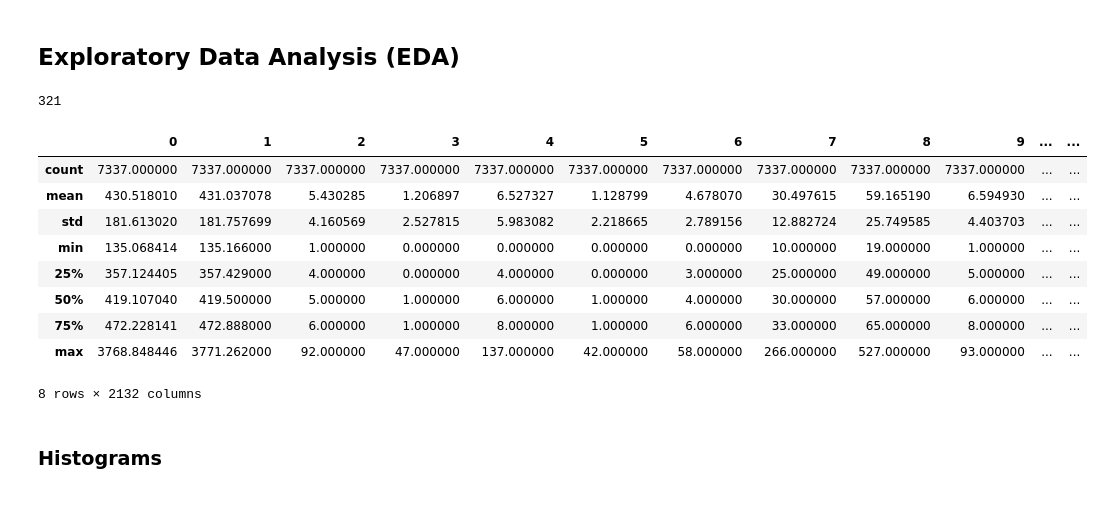
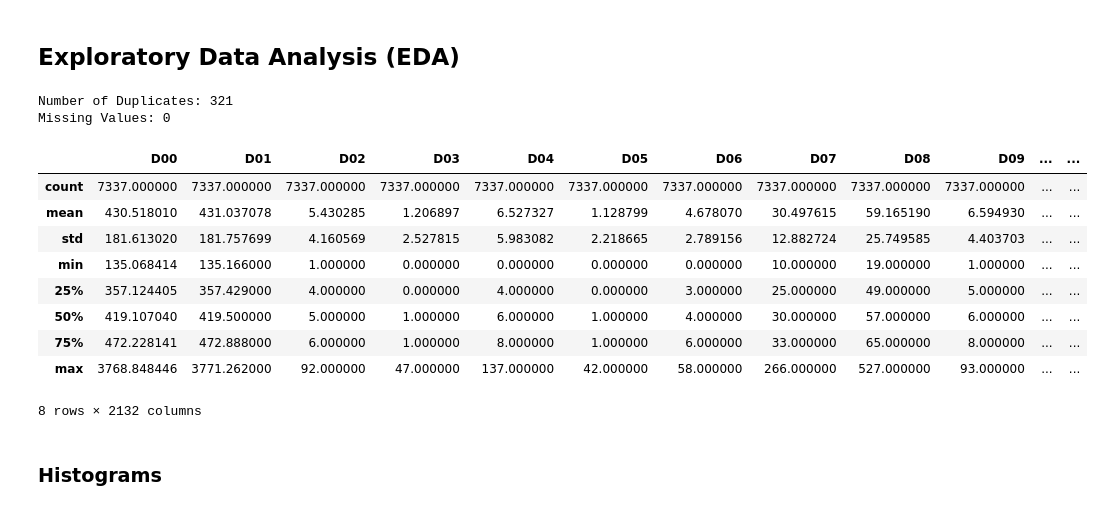
Before and after one commit to bodeborder/fcul-machine-learning, a Jupyter notebook: 3trabalho/AA_3rd_HomeAssignment_G33.ipynb, the cells around one changed output. Saved outputs shown, nothing was run; the diff lists cells and outputs as text; code cells hidden in the pictures.

Commit message:
Starting EDA

```diff
--- a/3trabalho/AA_3rd_HomeAssignment_G33.ipynb
+++ b/3trabalho/AA_3rd_HomeAssignment_G33.ipynb
@@ -16,13 +16,18 @@ from sklearn.metrics import precision_score, recall_score, f1_score, matthews_co
 # %% [markdown]
 ## Load Data
 # %%
-#creates a dataframe from a file
+# load data
 X_train, X_ivs, y_train, col_names = pickle.load(open("drd2_data.pickle", "rb"))
 
-df = pd.DataFrame(X_train)
+#creates a dataframe from the numpy ndarrays generated above
+df_X_train = pd.DataFrame(X_train, columns=col_names)
+df_X_ivs = pd.DataFrame(X_ivs, columns=col_names)
+#df_y_train = pd.DataFrame(y_train, columns=col_names)
 
 #info
-print(df.info())
+print(df_X_train.info())
+print(df_X_ivs.info())
+print("\n",y_train)
 # %% [output]
 <class 'pandas.core.frame.DataFrame'>
 RangeIndex: 7337 entries, 0 to 7336
@@ -49,36 +65,19 @@ df
 # %% [markdown]
 ## Exploratory Data Analysis (EDA)
-# %%
-#check for duplicates
-print(df.duplicated().sum())
-
-#typically this next step should be in data processing but without it the EDA would be less meaningful
-#replacing the ? values with Nan values
-df.replace('?', np.nan, inplace=True)#({'?': np.nan})
-
-#convert all object columns to float
-columns_list = df.columns.tolist()
-
-#X3 column starts the type object columns
-feature_until_x3 = 11
-apply_conv_to_obj = len(columns_list) - feature_until_x3
-
-for column_obj in range (apply_conv_to_obj):
-    apply = feature_until_x3 + column_obj
-
-    #print (f"columns_list[apply] {columns_list[apply]}")
-    df[columns_list[apply]] = df[columns_list[apply]].astype(float)
-
-
-
-print("\n",df.info())
-# %% [output]
-321
+# %%
+#check for duplicates
+print("Number of Duplicates:",df_X_train.duplicated().sum())
+
+#check for missing values
+print("Missing Values:",df_X_train.isnull().sum().sum())
+# %% [output]
+Number of Duplicates: 321
+Missing Values: 0
 # %%
 #statistical info of the data
-df.describe()
+df_X_train.describe()
 # %% [output]
-|  | 0 | 1 | 2 | 3 | 4 | 5 | 6 | 7 | 8 | 9 | ... | ... |
+|  | D00 | D01 | D02 | D03 | D04 | D05 | D06 | D07 | D08 | D09 | ... | ... |
 | count | 7337.000000 | 7337.000000 | 7337.000000 | 7337.000000 | 7337.000000 | 7337.000000 | 7337.000000 | 7337.000000 | 7337.000000 | 7337.000000 | ... | ... |
 | mean | 430.518010 | 431.037078 | 5.430285 | 1.206897 | 6.527327 | 1.128799 | 4.678070 | 30.497615 | 59.165190 | 6.594930 | ... | ... |
 | std | 181.613020 | 181.757699 | 4.160569 | 2.527815 | 5.983082 | 2.218665 | 2.789156 | 12.882724 | 25.749585 | 4.403703 | ... | ... |
```
Also changed, not shown: parts of 6 cells of this notebook.
